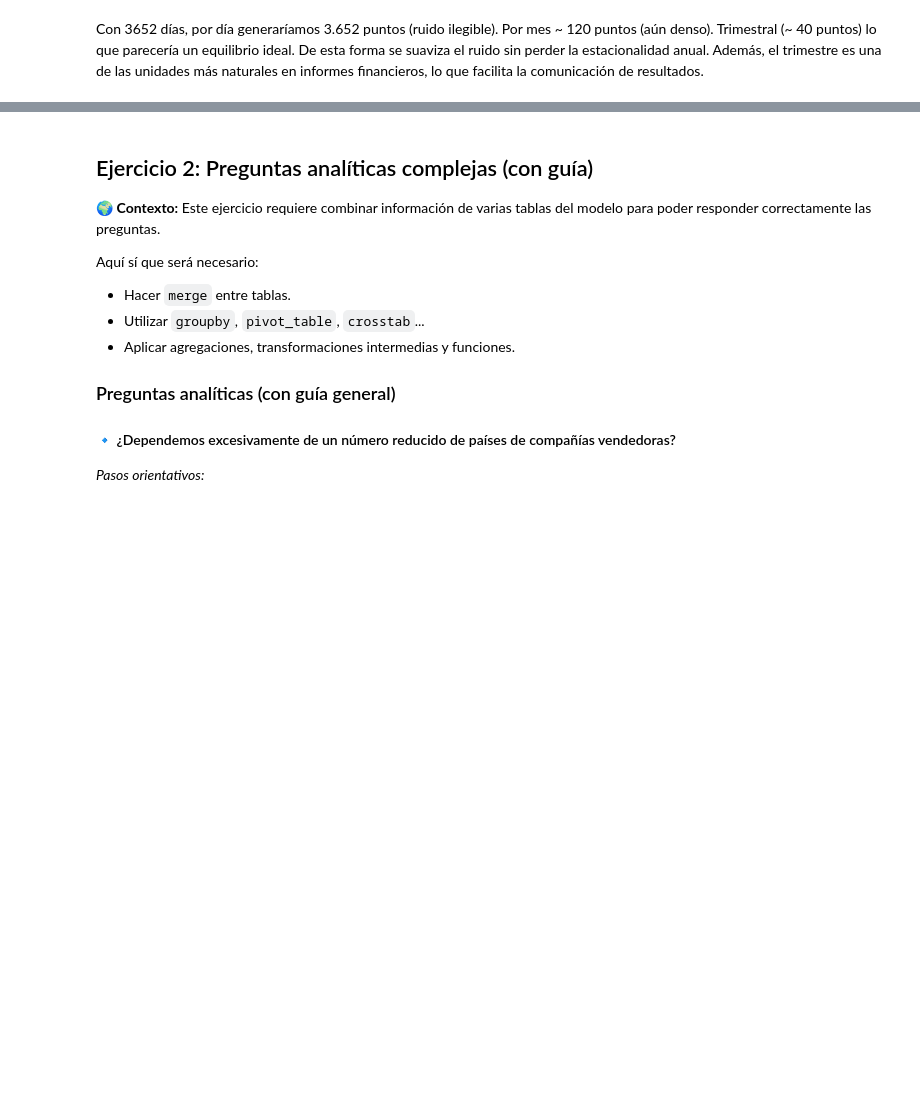
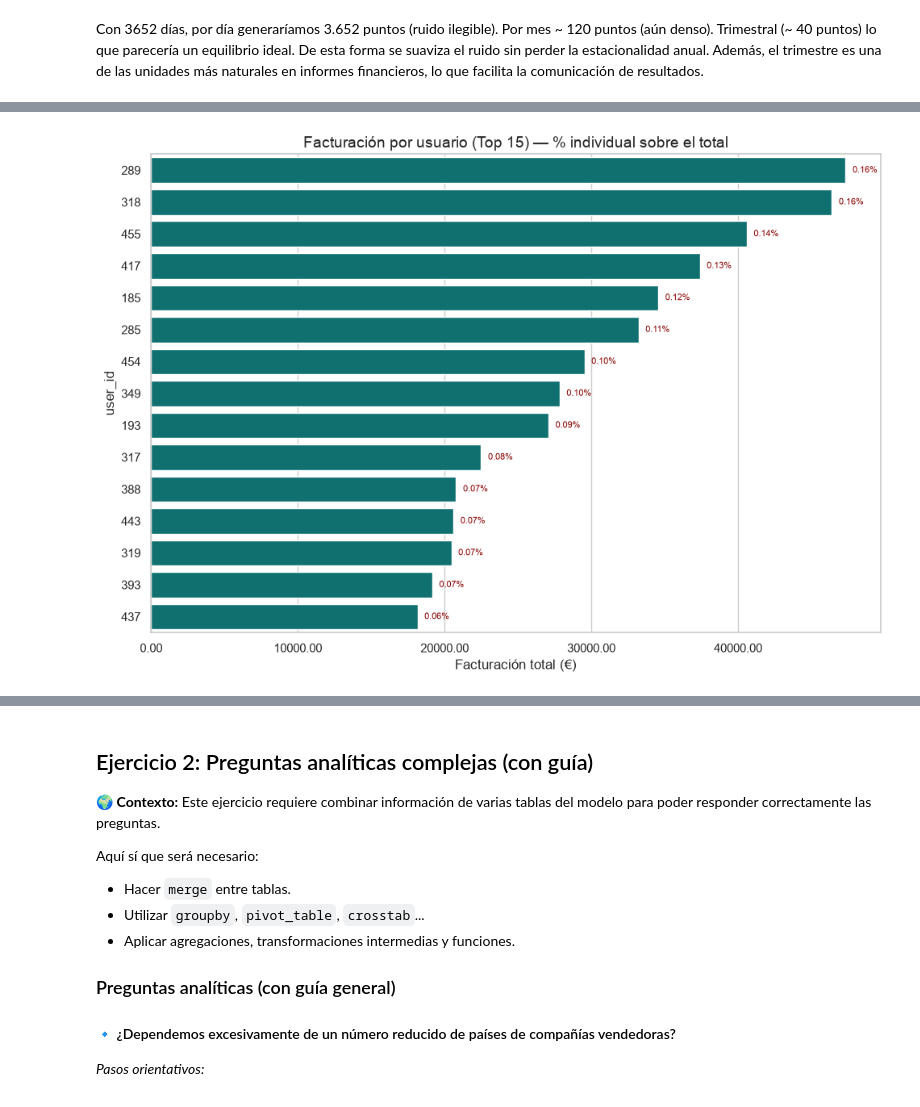
Before and after one commit to AlejandroNPereyra/Sprint-9---Data-Analysis, a Jupyter notebook: Sprint_9.ipynb, the cells around one changed output, grey strips where cells are left out. Saved outputs shown, nothing was run; the diff lists cells and outputs as text; code cells hidden in the pictures; blank space fills up the shorter version.

```diff
--- a/Sprint_9.ipynb
+++ b/Sprint_9.ipynb
@@ -367,0 +415,30 @@ Un análisis interesante sería ver si el importe total por trimestre también l
+# %%
+# Preparar datos para Pareto
+df_pareto = df_fact.sort_values('amount', ascending=False).reset_index(drop=True)
+df_pareto['pct_individual'] = df_pareto['amount'] / df_pareto['amount'].sum() * 100
+df_pareto['pct_acumulado'] = df_pareto['amount'].cumsum() / df_pareto['amount'].sum() * 100
+
+# Top 15
+df_pareto_15 = df_pareto.head(15).copy()
+df_pareto_15['user_id'] = df_pareto_15['user_id'].astype(str)
+
+fig, ax = plt.subplots(figsize=(10, 7))
+
+sns.barplot(data=df_pareto_15, y='user_id', x='amount', color='teal', ax=ax)
+ax.set_ylabel('user_id')
+ax.set_xlabel('Facturación total (€)')
+ax.xaxis.set_major_formatter(mtick.FormatStrFormatter('%.2f'))
+
+# Anotar el % INDIVIDUAL al final de cada barra
+for i, (amount, pct_ind) in enumerate(zip(df_pareto_15['amount'], df_pareto_15['pct_individual'])):
+    ax.text(
+        amount + (df_pareto_15['amount'].max() * 0.01), i,
+        f'{pct_ind:.2f}%',
+        ha='left', va='center', fontsize=8, color='darkred'
+    )
+
+plt.title('Facturación por usuario (Top 15) — % individual sobre el total')
+plt.tight_layout()
+plt.show()
+# %% [output]
+[figure, added]
```
Also changed, not shown: parts of 93 cells of this notebook.
